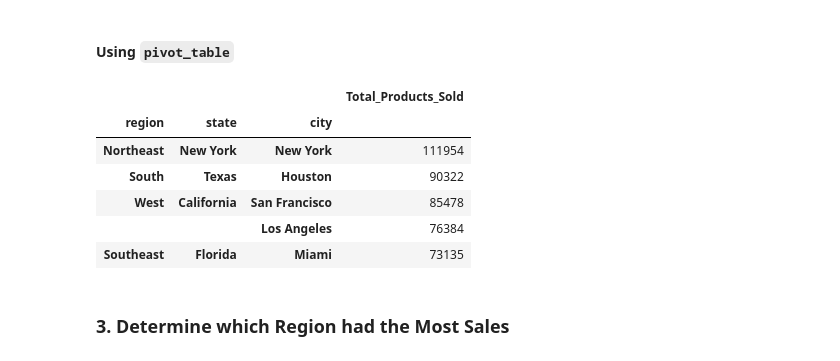
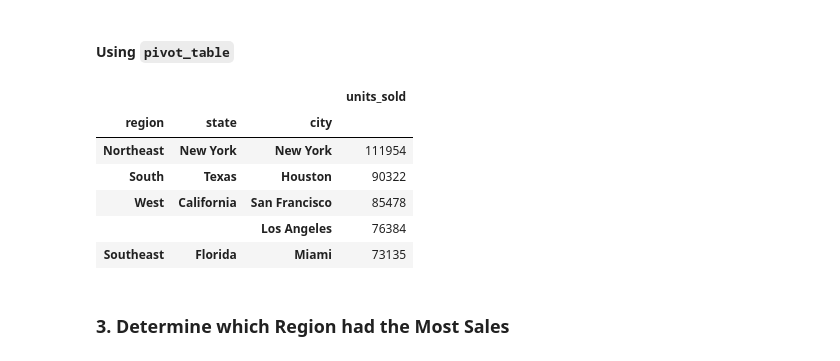
Before and after one commit to ShylaTatum/atheletic_sales_analysis, a Jupyter notebook: athletic_sales_analysis.ipynb, the cells around one changed output. Saved outputs shown, nothing was run; the diff lists cells and outputs as text; code cells hidden in the pictures.

```diff
--- a/athletic_sales_analysis.ipynb
+++ b/athletic_sales_analysis.ipynb
@@ -214,14 +215,20 @@ total_products_sold.sort_values("Total_Products_Sold", ascending=False).head()
 #### Using `pivot_table`
 # %%
 # Show the number products sold for region, state, and city.
-
+tproduct_sold_pivot = pd.pivot_table(
+    data=df_combined,
+    index=['region', 'state', 'city'],
+    values="units_sold",
+    aggfunc='sum'
+)
 
 # Rename the "units_sold" column to "Total_Products_Sold"
 
 
 # Show the top 5 results.
+tproduct_sold_pivot.sort_values(["units_sold"], ascending=0).head()
 # %% [output]
-|  |  |  | Total_Products_Sold |
+|  |  |  | units_sold |
 | region | state | city |  |
 | Northeast | New York | New York | 111954 |
 | South | Texas | Houston | 90322 |
```
Also changed, not shown: parts of 6 cells of this notebook.
